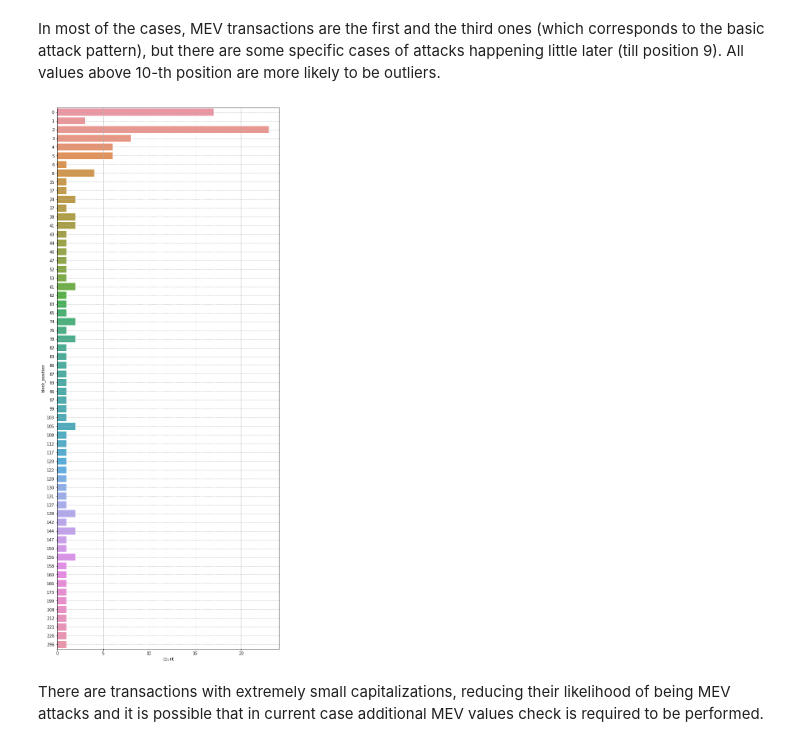
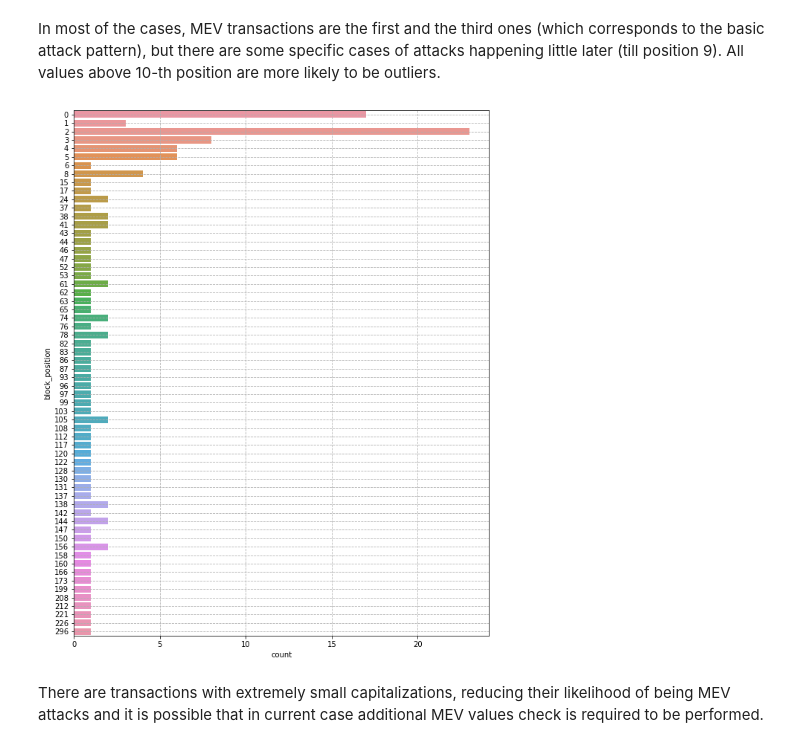
Before and after one commit to IX-Swap/data-science, a Jupyter notebook: simulations/uniswap_pools/sto_mevs_with_gas_analysis.ipynb, the cells around one changed output. Saved outputs shown, nothing was run; the diff lists cells and outputs as text; code cells hidden in the pictures.

```diff
--- a/simulations/uniswap_pools/sto_mevs_with_gas_analysis.ipynb
+++ b/simulations/uniswap_pools/sto_mevs_with_gas_analysis.ipynb
@@ -60,7 +61,6 @@ sto_pools_swaps_df = pd.concat(sto_pools_list)
 with open('sto_pools_mevs', 'rb') as f: mevs_transactions_list = pickle.load(f)
 
 mevs_df = pd.read_pickle('sto_pools_mevs_with_gas_df.pkl')
-mevs_df['txd'] = mevs_transactions_list
 mevs_df
 # %% [output]
 |  | txd | block | block_position | gas_usage_by_tx | ether_price | tx_fee |
@@ -370,12 +296,12 @@ plt.show()
 # %% [markdown]
 In most of the cases, MEV transactions are the first and the third ones (which corresponds to the basic attack pattern), but there are some specific cases of attacks happening little later (till position 9). All values above 10-th position are more likely to be outliers.
 # %%
-plt.figure(figsize=(10, 25))
+plt.figure(figsize=(10, 13))
 sns.countplot(y='block_position', data=mevs_df)
 plt.grid(True, linestyle='--')
 plt.show()
 # %% [output]
-[figure, old version]
+[figure, new version]
 # %% [markdown]
 There are transactions with extremely small capitalizations, reducing their likelihood of being MEV attacks and it is possible that in current case additional MEV values check is required to be performed.
 # %%
```
Also changed, not shown: parts of 182 cells of this notebook, 20 other files.
